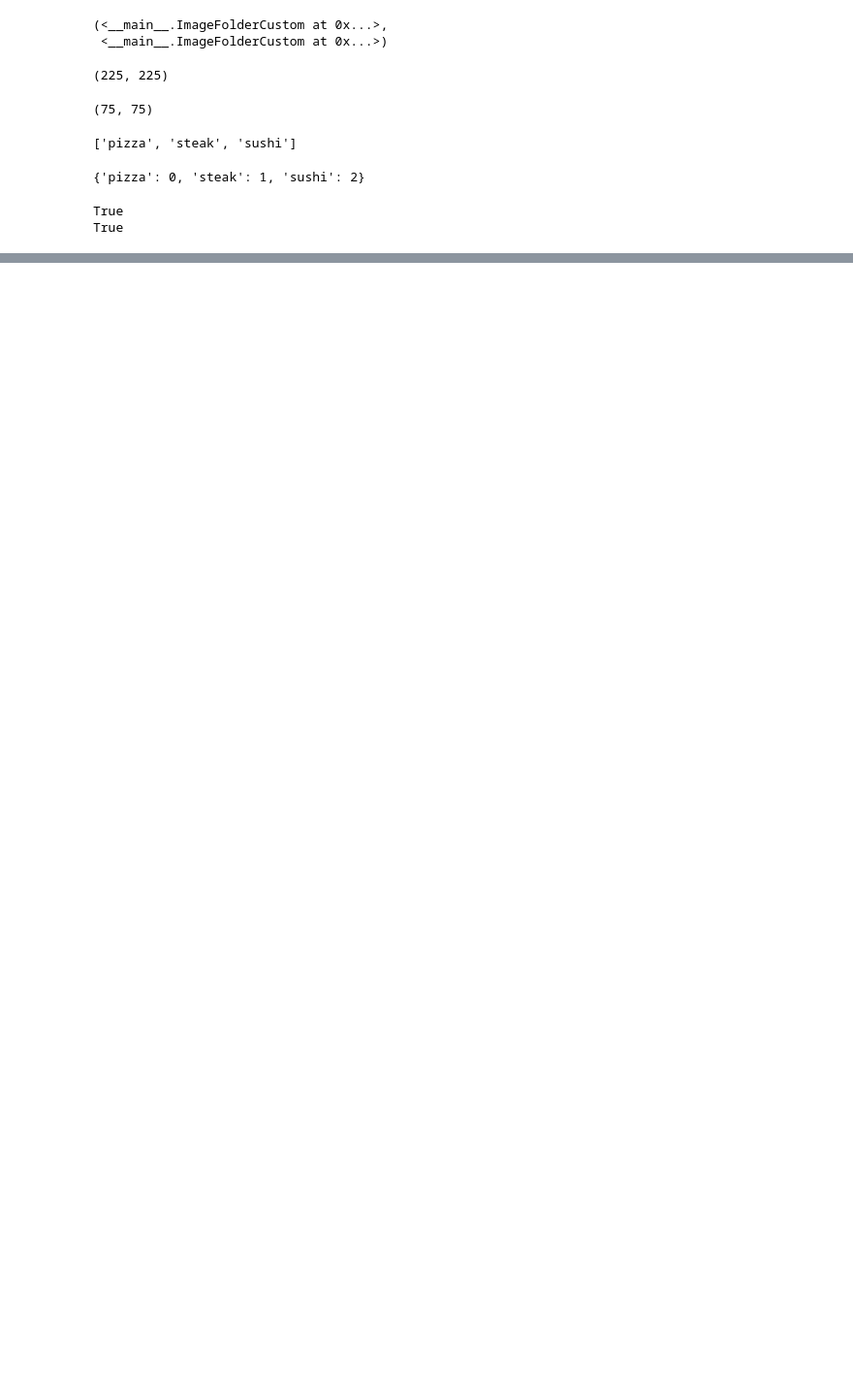
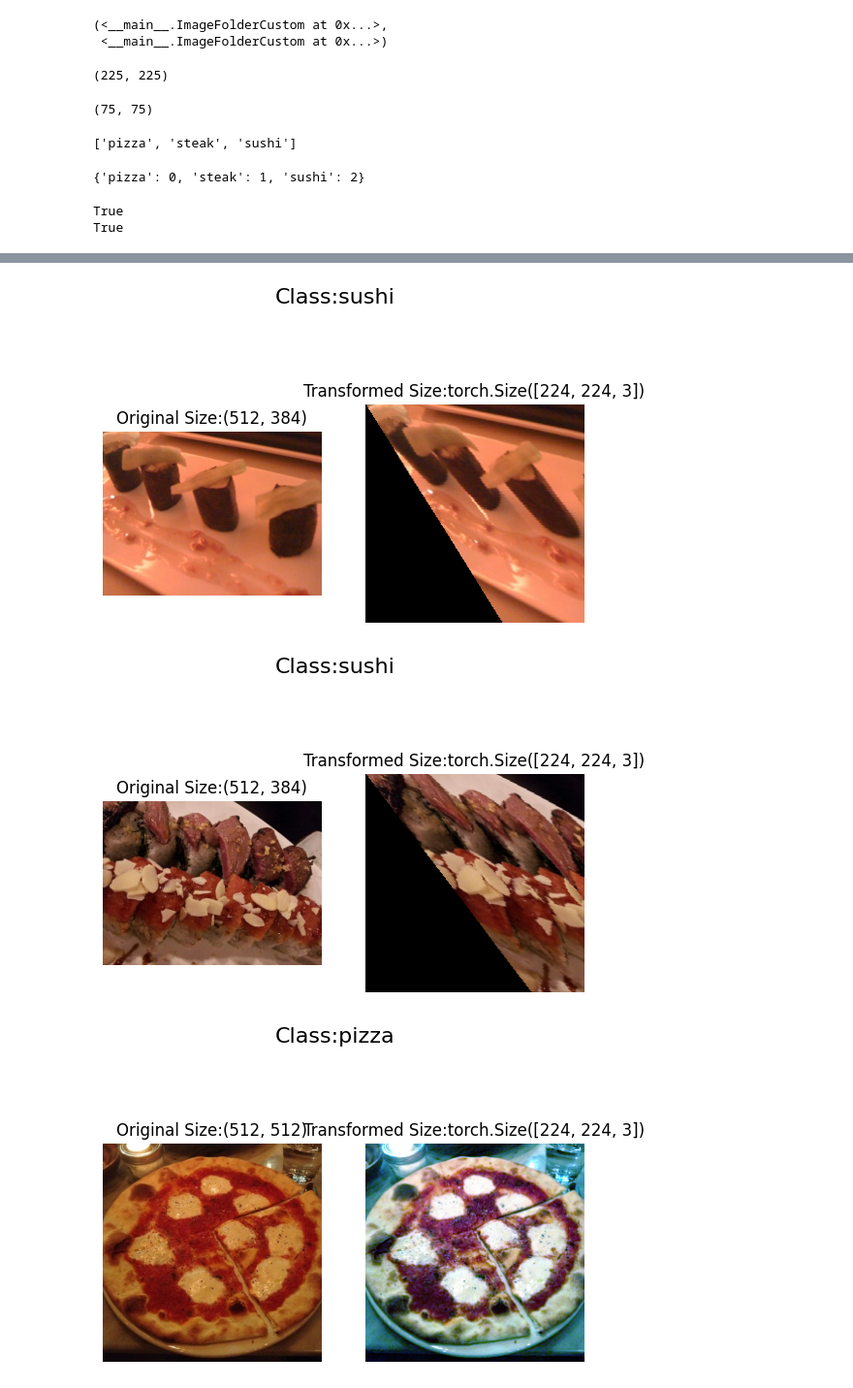
Before and after one commit to 94Akriti/DL-ML-USING-PYTORCH, a Jupyter notebook: Custom_Datasets.ipynb, the cells around one changed output, grey strips where cells are left out. Shown at 97% size. Cells and saved outputs as stored; diff of their text form; code cells hidden in the pictures; blank space fills up the shorter version.

```diff
--- a/Custom_Datasets.ipynb
+++ b/Custom_Datasets.ipynb
@@ -477,0 +569,18 @@ True
+# %%
+# Trivial Augment: increase brightness
+
+from torchvision import transforms
+train_transform = transforms.Compose([
+                                      transforms.Resize(size = (224,224)),
+                                      transforms.TrivialAugmentWide(
+                                          num_magnitude_bins = 31), #intensity of augmentation intensity
+                                      transforms.ToTensor()
+                                     ])
+test_transform = transforms.Compose([
+                                     transforms.Resize(size = (224,224)),
+                                     transforms.ToTensor()
+                                    ])
+# %%
+# Get all image paths
+image_path_list = list(image_path.glob("*/*/*.jpg"))
+image_path_list[:10]
@@ -477,0 +598,12 @@ True
+# %%
+plot_transformed_images(
+    image_paths = image_path_list,
+    transform = train_transform,
+    n = 3,
+    seed = None
+
+)
+# %% [output]
+[figure, added]
+[figure, added]
+[figure, added]
```
Also changed, not shown: parts of 34 cells of this notebook.
